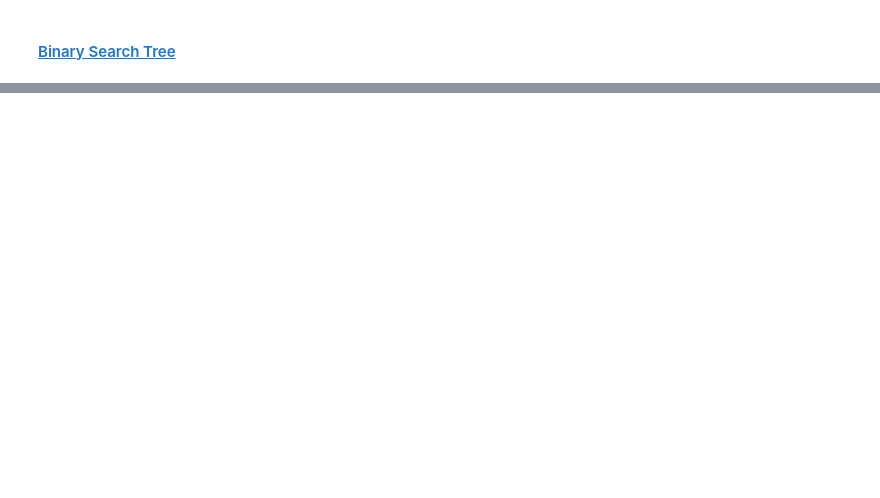
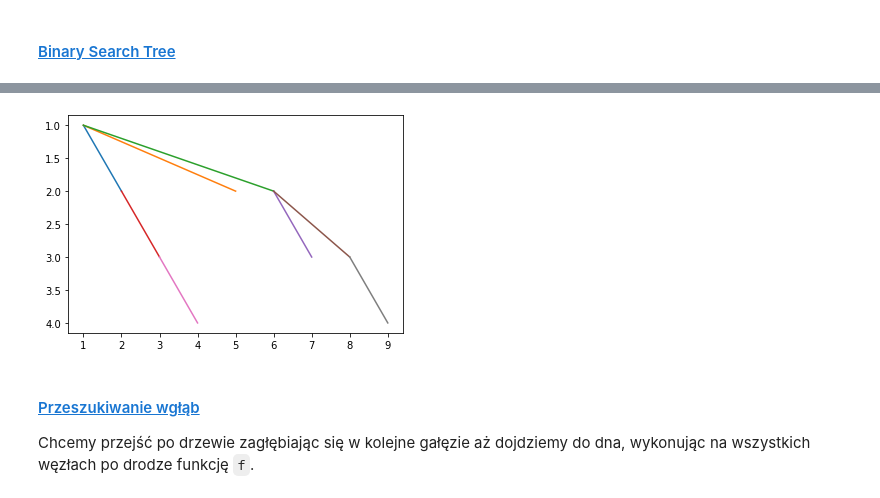
Before and after one commit to codingtenshi/SDA, a Jupyter notebook: aisd.ipynb, the cells around one changed output, grey strips where cells are left out. Cells and saved outputs as stored; diff of their text form; code cells hidden in the pictures; blank space fills up the shorter version.

```diff
--- a/aisd.ipynb
+++ b/aisd.ipynb
@@ -978,0 +981,23 @@ plt.show()
+# %%
+class TreeNode:
+    def __init__(self, value, children) -> None:
+        self.value = value
+        self.children = children
+
+    def __str__(self) -> str:
+        return f"{self.value}"
+# %%
+tree = TreeNode((1,1), [
+    TreeNode((2,2), [
+        TreeNode((3,3), [
+            TreeNode((4,4), [])
+        ])
+    ]),
+    TreeNode((5,2), []),
+    TreeNode((6,2), [
+        TreeNode((7,3), []),
+        TreeNode((8,3), [
+            TreeNode((9,4), [])
+        ])
+    ])
+])
@@ -978,0 +1008,7 @@ plt.show()
+# %%
+def BFS(f, root):
+    q = deque([root])
+    while q:
+        current = q.popleft()
+        q.extend(current.children)
+        f(current)
@@ -978,0 +1027,17 @@ plt.show()
+# %%
+def plotBranches(node):
+    x, y = node.value
+    for child in node.children:
+        xc, yc = child.value
+        plt.plot([x, xc], [y, yc])
+
+ax = plt.gca()
+ax.invert_yaxis()
+BFS(plotBranches, tree)
+plt.show()
+# %% [output]
+[figure, added]
+# %% [markdown]
+#### [Przeszukiwanie wgłąb](https://en.wikipedia.org/wiki/Depth-first_search)
+
+Chcemy przejść po drzewie zagłębiając się w kolejne gałęzie aż dojdziemy do dna, wykonując na wszystkich węzłach po drodze funkcję `f`.
```
Also changed, not shown: parts of 22 cells of this notebook.
